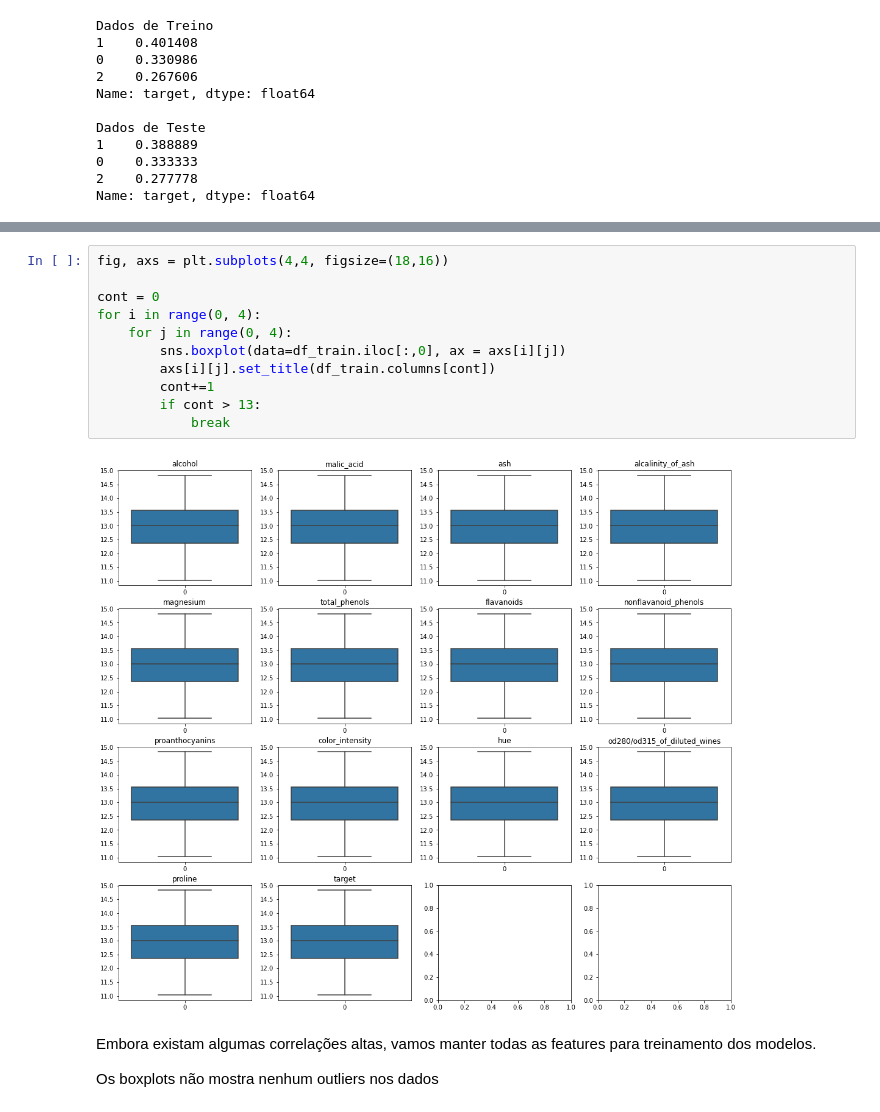
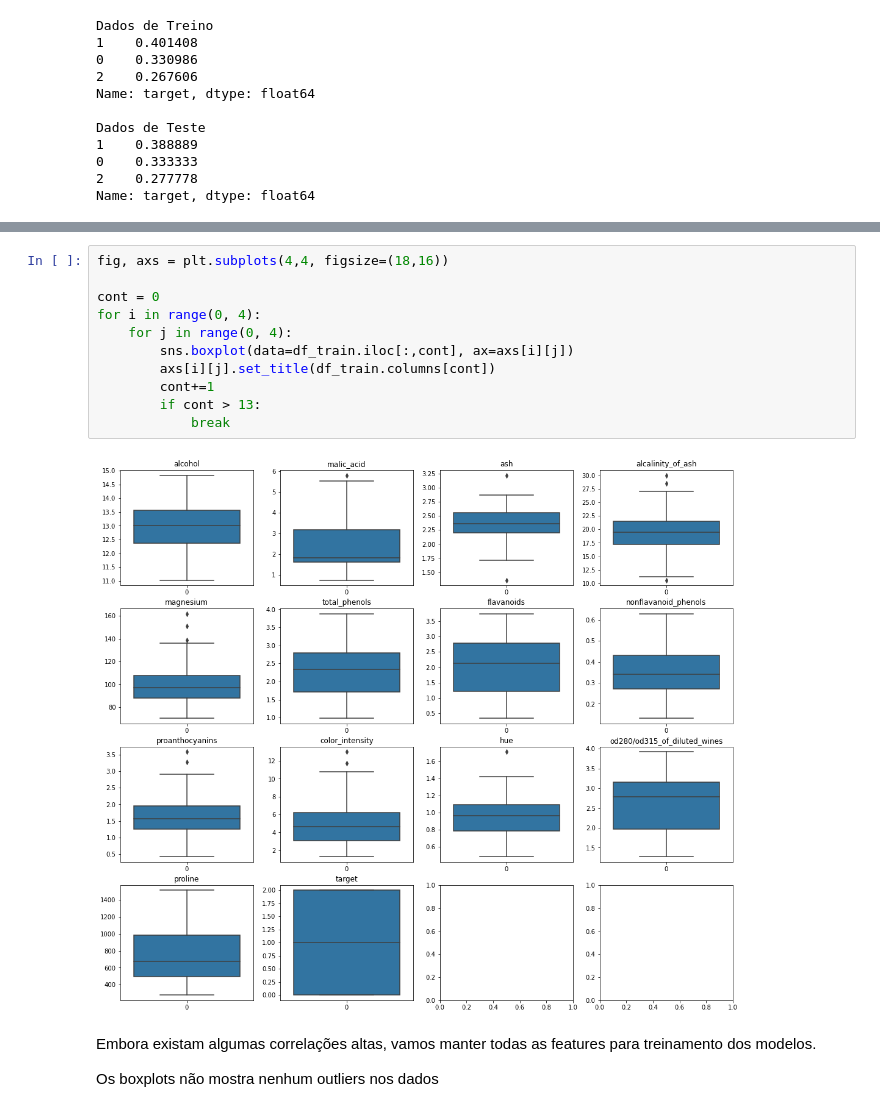
Before and after one commit to ciencia-dados-ifsp-grupo5/WineClassification, a Jupyter notebook: notebooks/Wine_dataset.ipynb, the cells around one changed output, grey strips where cells are left out. Drawn from its saved outputs; the diff is of its cells as text.

```diff
--- a/notebooks/Wine_dataset.ipynb
+++ b/notebooks/Wine_dataset.ipynb
@@ -151,16 +154,16 @@ plt.show()
 # %%
 fig, axs = plt.subplots(4,4, figsize=(18,16))
 
 cont = 0
 for i in range(0, 4):
     for j in range(0, 4):
-        sns.boxplot(data=df_train.iloc[:,0], ax = axs[i][j])
+        sns.boxplot(data=df_train.iloc[:,cont], ax=axs[i][j])
         axs[i][j].set_title(df_train.columns[cont])
         cont+=1
         if cont > 13:
             break
 # %% [output]
-[figure, old version]
+[figure, new version]
 # %% [markdown]
 Embora existam algumas correlações altas, vamos manter todas as features para treinamento dos modelos.
 
```
Also changed, not shown: parts of 45 cells of this notebook, 1 other file.
